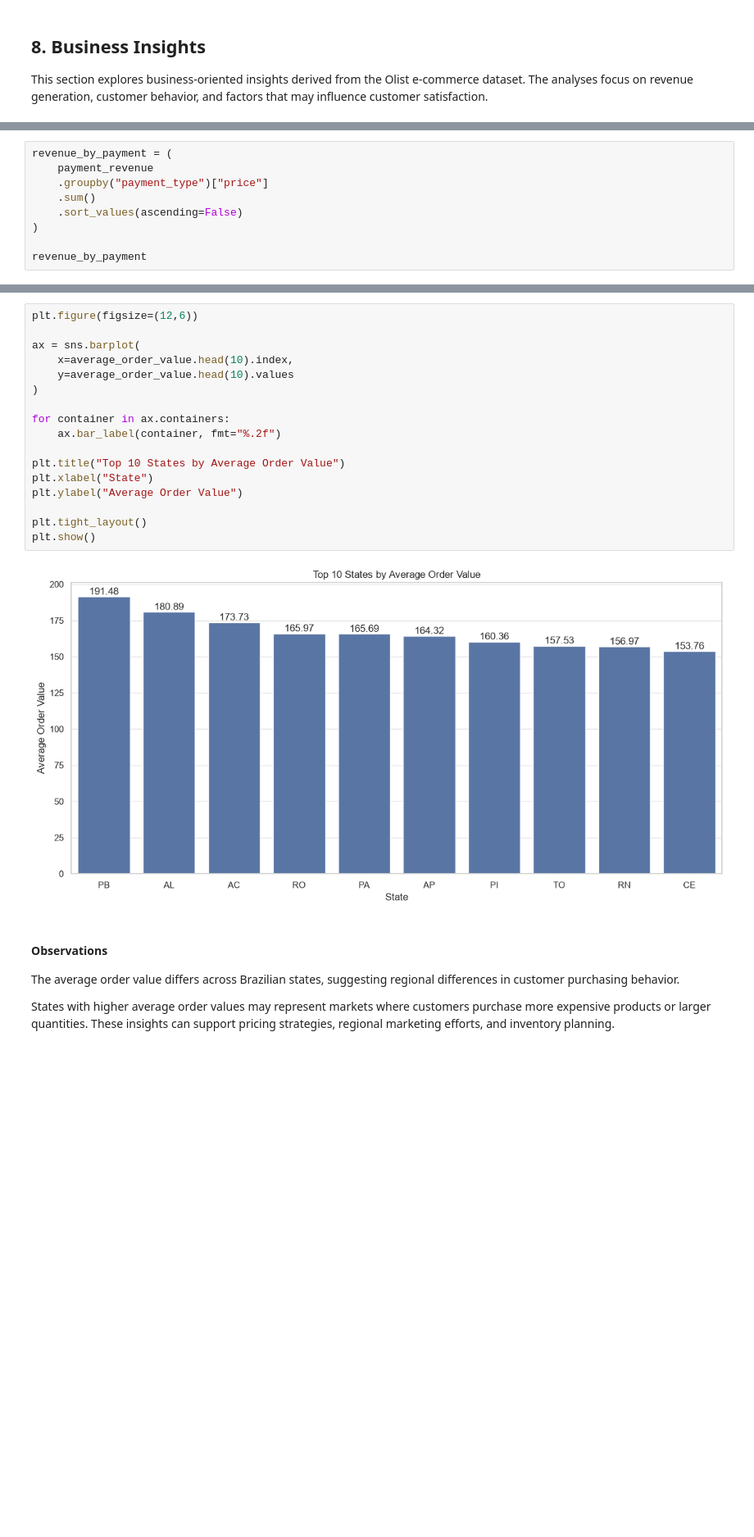
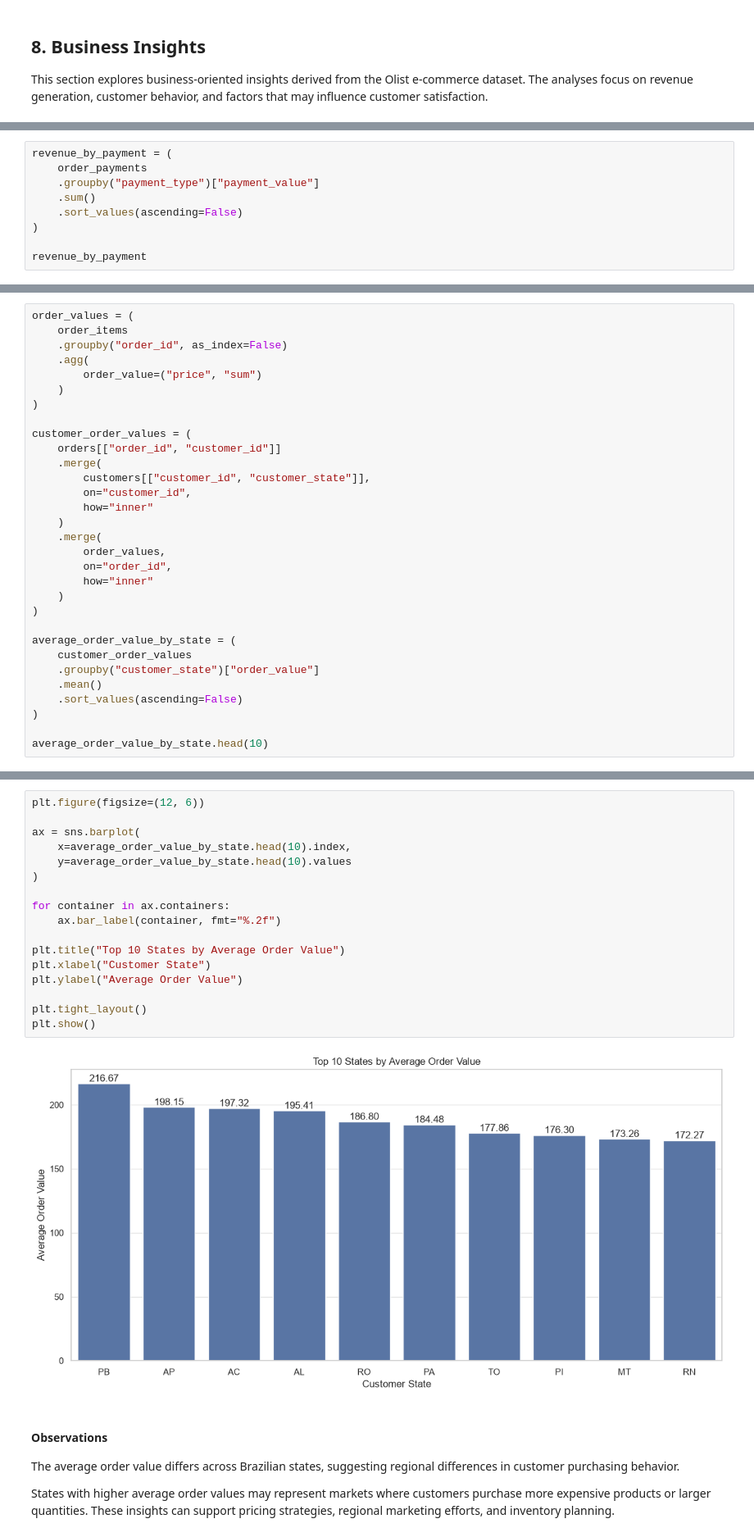
Before and after one commit to rumeysakocakk/customer-intelligence-platform-internship, a Jupyter notebook: notebooks/03_Exploratory_Data_Analysis.ipynb, the cells around one changed output, grey strips where cells are left out. Shown at 82% size. Cells and saved outputs as stored; diff of their text form; blank space fills up the shorter version.

```diff
--- a/notebooks/03_Exploratory_Data_Analysis.ipynb
+++ b/notebooks/03_Exploratory_Data_Analysis.ipynb
@@ -951,7 +937,7 @@ payment_revenue.head()
 # %%
 revenue_by_payment = (
-    payment_revenue
-    .groupby("payment_type")["price"]
+    order_payments
+    .groupby("payment_type")["payment_value"]
     .sum()
     .sort_values(ascending=False)
 )
@@ -1032,0 +979,31 @@ Name: price, dtype: float64
+# %%
+order_values = (
+    order_items
+    .groupby("order_id", as_index=False)
+    .agg(
+        order_value=("price", "sum")
+    )
+)
+
+customer_order_values = (
+    orders[["order_id", "customer_id"]]
+    .merge(
+        customers[["customer_id", "customer_state"]],
+        on="customer_id",
+        how="inner"
+    )
+    .merge(
+        order_values,
+        on="order_id",
+        how="inner"
+    )
+)
+
+average_order_value_by_state = (
+    customer_order_values
+    .groupby("customer_state")["order_value"]
+    .mean()
+    .sort_values(ascending=False)
+)
+
+average_order_value_by_state.head(10)
@@ -1033,22 +1023,22 @@ Name: price, dtype: float64
 # %%
-plt.figure(figsize=(12,6))
+plt.figure(figsize=(12, 6))
 
 ax = sns.barplot(
-    x=average_order_value.head(10).index,
-    y=average_order_value.head(10).values
+    x=average_order_value_by_state.head(10).index,
+    y=average_order_value_by_state.head(10).values
 )
 
 for container in ax.containers:
     ax.bar_label(container, fmt="%.2f")
 
 plt.title("Top 10 States by Average Order Value")
-plt.xlabel("State")
+plt.xlabel("Customer State")
 plt.ylabel("Average Order Value")
 
 plt.tight_layout()
 plt.show()
 # %% [output]
-[figure, old version]
+[figure, new version]
 # %% [markdown]
 #### Observations
 
```
Also changed, not shown: parts of 18 cells of this notebook, 4 other files.
